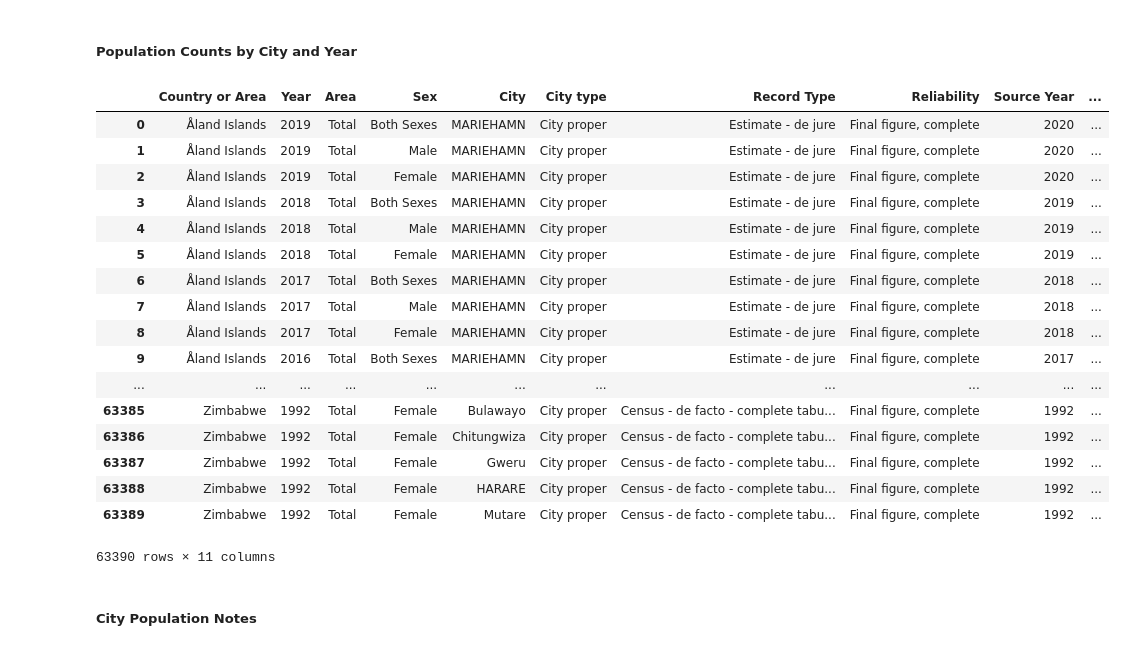
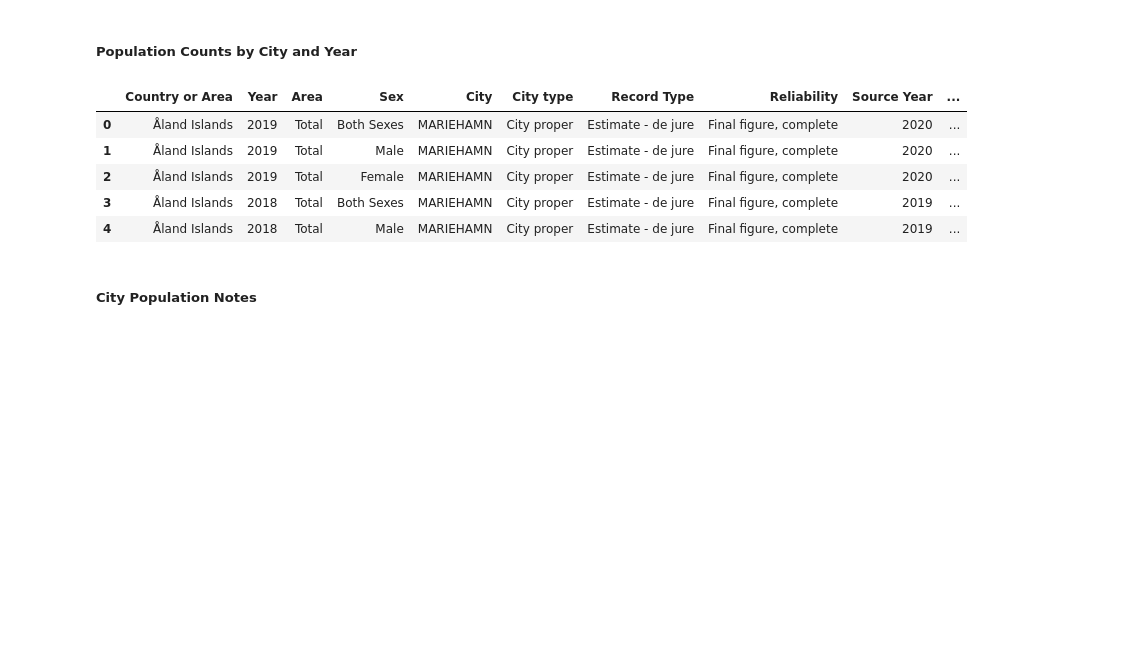
Before and after one commit to DonDuPontII/Data-Engineering-Udacity-Projects, a Jupyter notebook: Capstone-Project.ipynb, the cells around one changed output. Saved outputs shown, nothing was run; the diff lists cells and outputs as text; code cells hidden in the pictures; blank space fills up the shorter version.

```diff
--- a/Capstone-Project.ipynb
+++ b/Capstone-Project.ipynb
@@ -92,26 +95,14 @@ country_pop_df.head()
 ##### Population Counts by City and Year
 # %%
 city_pop_df = pd.read_csv('Data/city_population_data/UNdata_City_Population_20210315.csv', engine = 'python')
-city_pop_df
+city_pop_df.head()
 # %% [output]
 |  | Country or Area | Year | Area | Sex | City | City type | Record Type | Reliability | Source Year | ... |
 | 0 | Åland Islands | 2019 | Total | Both Sexes | MARIEHAMN | City proper | Estimate - de jure | Final figure, complete | 2020 | ... |
 | 1 | Åland Islands | 2019 | Total | Male | MARIEHAMN | City proper | Estimate - de jure | Final figure, complete | 2020 | ... |
 | 2 | Åland Islands | 2019 | Total | Female | MARIEHAMN | City proper | Estimate - de jure | Final figure, complete | 2020 | ... |
 | 3 | Åland Islands | 2018 | Total | Both Sexes | MARIEHAMN | City proper | Estimate - de jure | Final figure, complete | 2019 | ... |
 | 4 | Åland Islands | 2018 | Total | Male | MARIEHAMN | City proper | Estimate - de jure | Final figure, complete | 2019 | ... |
-| 5 | Åland Islands | 2018 | Total | Female | MARIEHAMN | City proper | Estimate - de jure | Final figure, complete | 2019 | ... |
-| 6 | Åland Islands | 2017 | Total | Both Sexes | MARIEHAMN | City proper | Estimate - de jure | Final figure, complete | 2018 | ... |
-| 7 | Åland Islands | 2017 | Total | Male | MARIEHAMN | City proper | Estimate - de jure | Final figure, complete | 2018 | ... |
-| 8 | Åland Islands | 2017 | Total | Female | MARIEHAMN | City proper | Estimate - de jure | Final figure, complete | 2018 | ... |
-| 9 | Åland Islands | 2016 | Total | Both Sexes | MARIEHAMN | City proper | Estimate - de jure | Final figure, complete | 2017 | ... |
-| ... | ... | ... | ... | ... | ... | ... | ... | ... | ... | ... |
-| 63385 | Zimbabwe | 1992 | Total | Female | Bulawayo | City proper | Census - de facto - complete tabu... | Final figure, complete | 1992 | ... |
-| 63386 | Zimbabwe | 1992 | Total | Female | Chitungwiza | City proper | Census - de facto - complete tabu... | Final figure, complete | 1992 | ... |
-| 63387 | Zimbabwe | 1992 | Total | Female | Gweru | City proper | Census - de facto - complete tabu... | Final figure, complete | 1992 | ... |
-| 63388 | Zimbabwe | 1992 | Total | Female | HARARE | City proper | Census - de facto - complete tabu... | Final figure, complete | 1992 | ... |
-| 63389 | Zimbabwe | 1992 | Total | Female | Mutare | City proper | Census - de facto - complete tabu... | Final figure, complete | 1992 | ... |
-63390 rows × 11 columns
 # %% [markdown]
 ##### City Population Notes
 # %%
```
Also changed, not shown: parts of 7 cells of this notebook, 1 other file.
